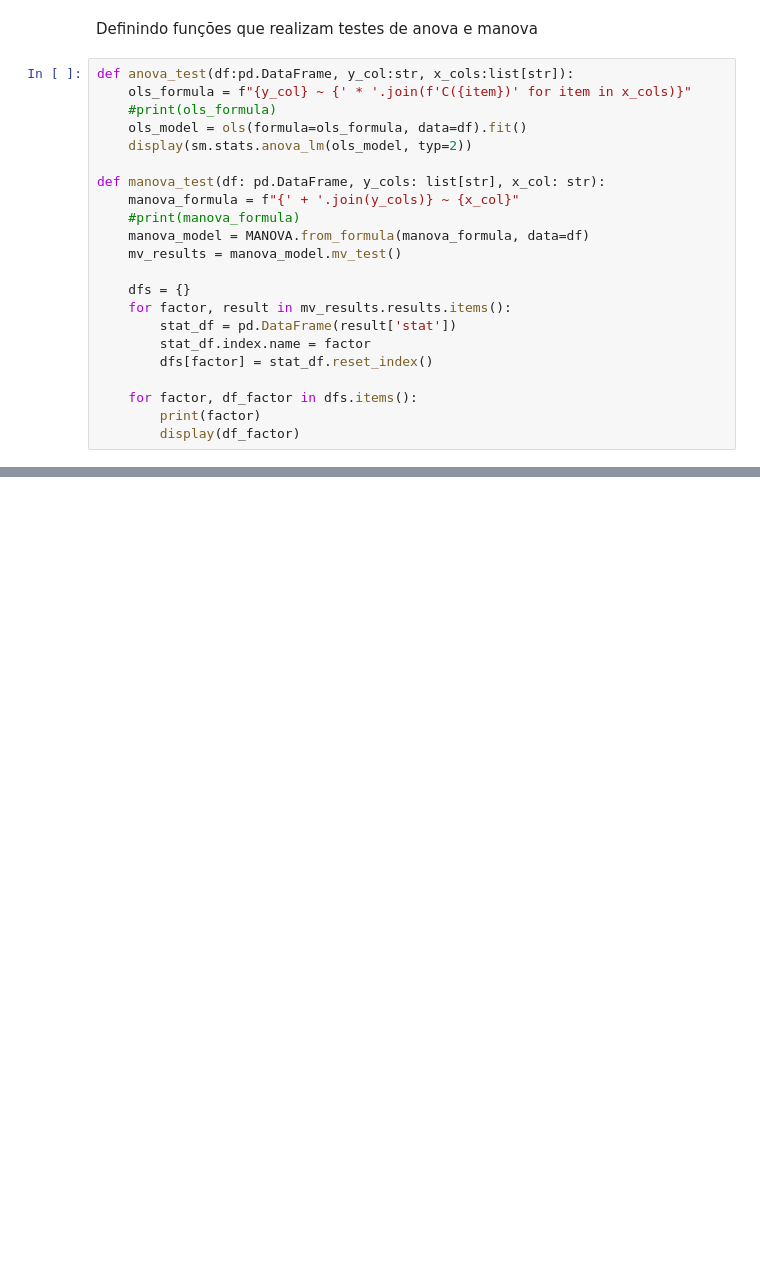
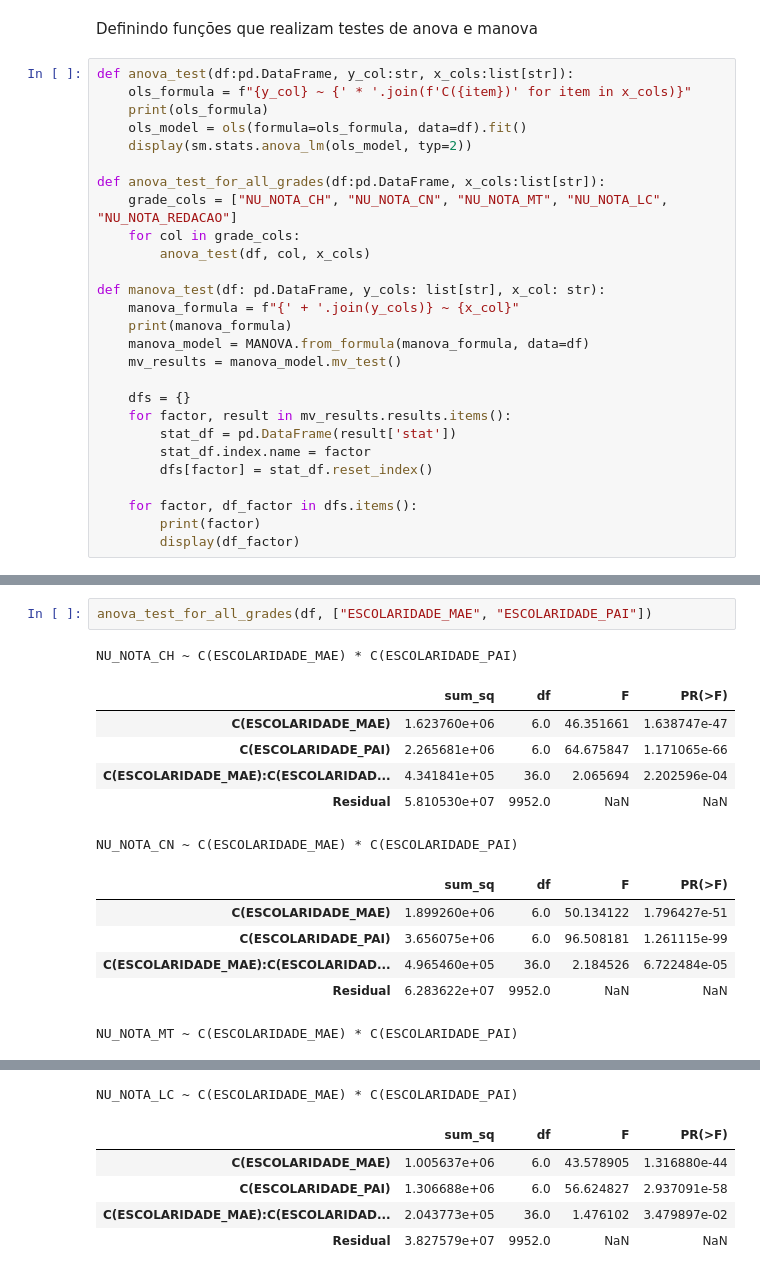
Before and after one commit to gl4a-Veloso/materiais-mqam, a Jupyter notebook: enem/T2/anova_manova.ipynb, the cells around one changed output, grey strips where cells are left out. Cells and saved outputs as stored; diff of their text form; blank space fills up the shorter version.

Commit message:
Testes de ANOVA entre variáveis categóricas e todas as notas feita.

```diff
--- a/enem/T2/anova_manova.ipynb
+++ b/enem/T2/anova_manova.ipynb
@@ -15,13 +22,18 @@ Definindo funções que realizam testes de anova e manova
 # %%
 def anova_test(df:pd.DataFrame, y_col:str, x_cols:list[str]):
     ols_formula = f"{y_col} ~ {' * '.join(f'C({item})' for item in x_cols)}"
-    #print(ols_formula)
+    print(ols_formula)
     ols_model = ols(formula=ols_formula, data=df).fit()
     display(sm.stats.anova_lm(ols_model, typ=2))
 
+def anova_test_for_all_grades(df:pd.DataFrame, x_cols:list[str]):
+    grade_cols = ["NU_NOTA_CH", "NU_NOTA_CN", "NU_NOTA_MT", "NU_NOTA_LC", "NU_NOTA_REDACAO"]
+    for col in grade_cols:
+        anova_test(df, col, x_cols)
+
 def manova_test(df: pd.DataFrame, y_cols: list[str], x_col: str):
     manova_formula = f"{' + '.join(y_cols)} ~ {x_col}"
-    #print(manova_formula)
+    print(manova_formula)
     manova_model = MANOVA.from_formula(manova_formula, data=df)
     mv_results = manova_model.mv_test()
 
@@ -36,0 +101,16 @@ def manova_test(df: pd.DataFrame, y_cols: list[str], x_col: str):
+# %%
+anova_test_for_all_grades(df, ["ESCOLARIDADE_MAE", "ESCOLARIDADE_PAI"])
+# %% [output]
+NU_NOTA_CH ~ C(ESCOLARIDADE_MAE) * C(ESCOLARIDADE_PAI)
+|  | sum_sq | df | F | PR(>F) |
+| C(ESCOLARIDADE_MAE) | 1.623760e+06 | 6.0 | 46.351661 | 1.638747e-47 |
+| C(ESCOLARIDADE_PAI) | 2.265681e+06 | 6.0 | 64.675847 | 1.171065e-66 |
+| C(ESCOLARIDADE_MAE):C(ESCOLARIDAD... | 4.341841e+05 | 36.0 | 2.065694 | 2.202596e-04 |
+| Residual | 5.810530e+07 | 9952.0 | NaN | NaN |
+NU_NOTA_CN ~ C(ESCOLARIDADE_MAE) * C(ESCOLARIDADE_PAI)
+|  | sum_sq | df | F | PR(>F) |
+| C(ESCOLARIDADE_MAE) | 1.899260e+06 | 6.0 | 50.134122 | 1.796427e-51 |
+| C(ESCOLARIDADE_PAI) | 3.656075e+06 | 6.0 | 96.508181 | 1.261115e-99 |
+| C(ESCOLARIDADE_MAE):C(ESCOLARIDAD... | 4.965460e+05 | 36.0 | 2.184526 | 6.722484e-05 |
+| Residual | 6.283622e+07 | 9952.0 | NaN | NaN |
+NU_NOTA_MT ~ C(ESCOLARIDADE_MAE) * C(ESCOLARIDADE_PAI)
@@ -36,0 +122,6 @@ def manova_test(df: pd.DataFrame, y_cols: list[str], x_col: str):
+NU_NOTA_LC ~ C(ESCOLARIDADE_MAE) * C(ESCOLARIDADE_PAI)
+|  | sum_sq | df | F | PR(>F) |
+| C(ESCOLARIDADE_MAE) | 1.005637e+06 | 6.0 | 43.578905 | 1.316880e-44 |
+| C(ESCOLARIDADE_PAI) | 1.306688e+06 | 6.0 | 56.624827 | 2.937091e-58 |
+| C(ESCOLARIDADE_MAE):C(ESCOLARIDAD... | 2.043773e+05 | 36.0 | 1.476102 | 3.479897e-02 |
+| Residual | 3.827579e+07 | 9952.0 | NaN | NaN |
```
Also changed, not shown: parts of 13 cells of this notebook.
